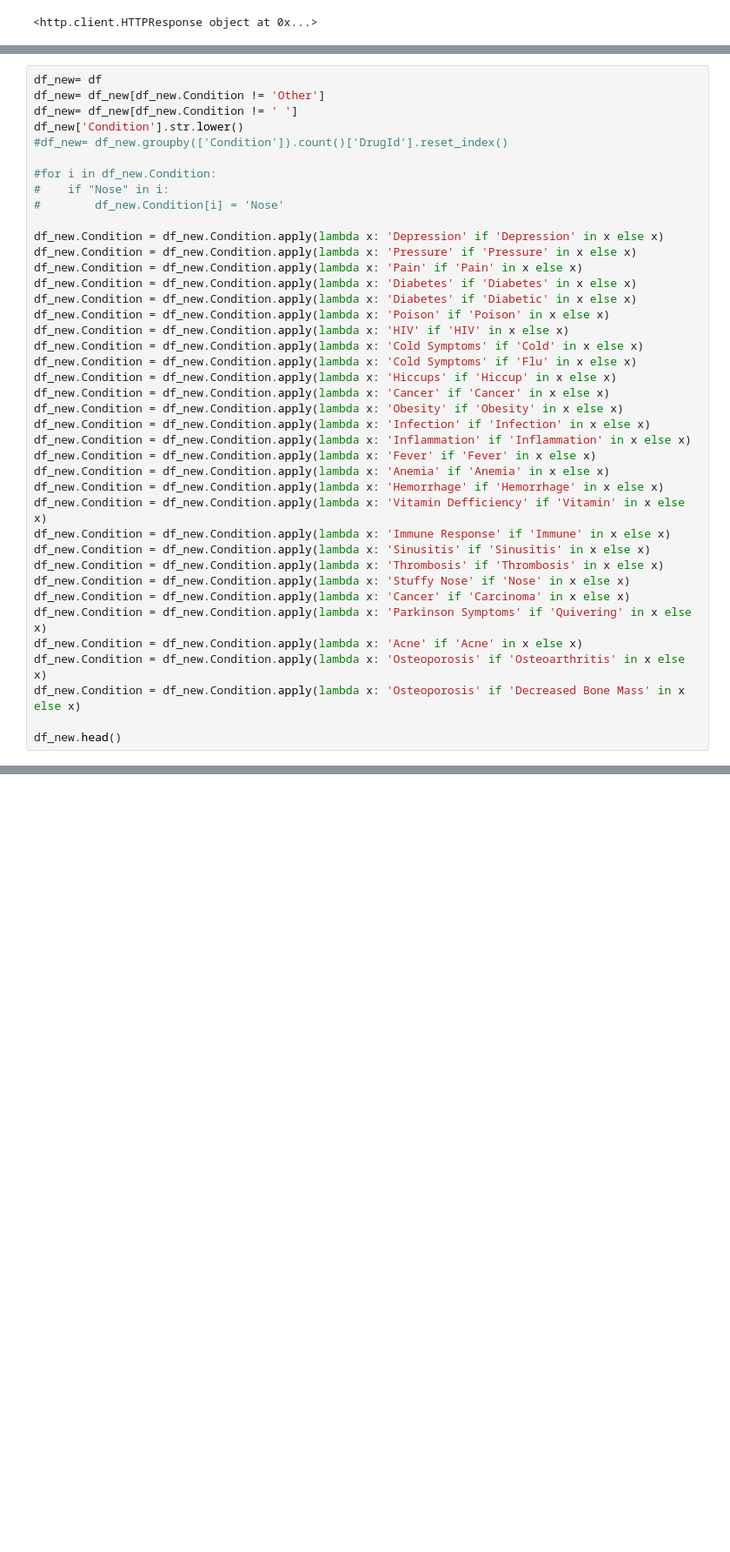
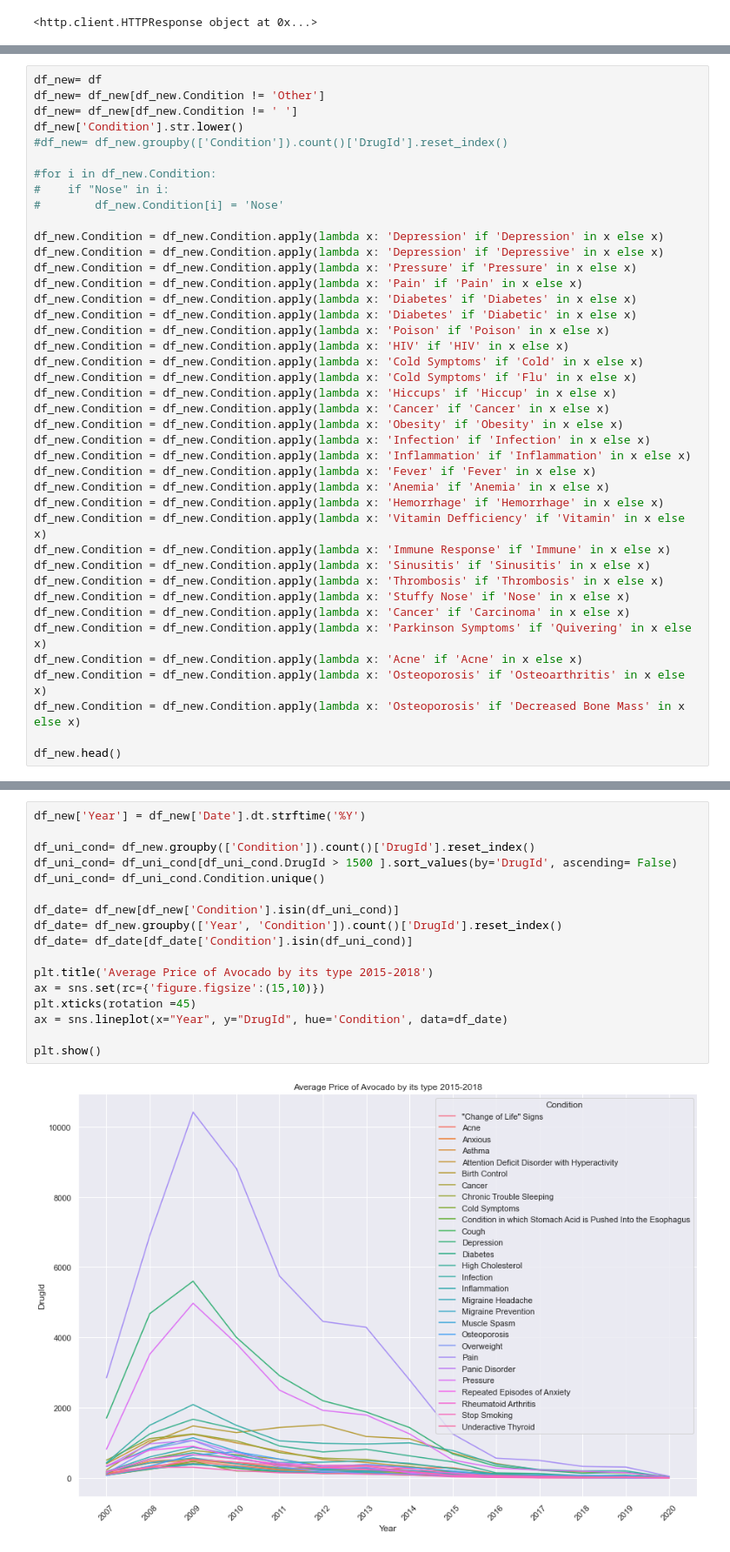
Before and after one commit to kuiros7/PORTFOLIO, a Jupyter notebook: WEBMD.ipynb, the cells around one changed output, grey strips where cells are left out. Shown at 87% size. Drawn from its saved outputs; the diff is of its cells as text; blank space fills up the shorter version.

```diff
--- a/WEBMD.ipynb
+++ b/WEBMD.ipynb
@@ -70,6 +71,7 @@ df_new['Condition'].str.lower()
 #        df_new.Condition[i] = 'Nose'
 
 df_new.Condition = df_new.Condition.apply(lambda x: 'Depression' if 'Depression' in x else x)
+df_new.Condition = df_new.Condition.apply(lambda x: 'Depression' if 'Depressive' in x else x)
 df_new.Condition = df_new.Condition.apply(lambda x: 'Pressure' if 'Pressure' in x else x)
 df_new.Condition = df_new.Condition.apply(lambda x: 'Pain' if 'Pain' in x else x)
 df_new.Condition = df_new.Condition.apply(lambda x: 'Diabetes' if 'Diabetes' in x else x)
@@ -230,3 +277,22 @@ sns.catplot(
+# %%
+df_new['Year'] = df_new['Date'].dt.strftime('%Y')
+
+df_uni_cond= df_new.groupby(['Condition']).count()['DrugId'].reset_index()
+df_uni_cond= df_uni_cond[df_uni_cond.DrugId > 1500 ].sort_values(by='DrugId', ascending= False)
+df_uni_cond= df_uni_cond.Condition.unique()
+
+df_date= df_new[df_new['Condition'].isin(df_uni_cond)]
+df_date= df_new.groupby(['Year', 'Condition']).count()['DrugId'].reset_index()
+df_date= df_date[df_date['Condition'].isin(df_uni_cond)]
+
+plt.title('Average Price of Avocado by its type 2015-2018')
+ax = sns.set(rc={'figure.figsize':(15,10)})
+plt.xticks(rotation =45)
+ax = sns.lineplot(x="Year", y="DrugId", hue='Condition', data=df_date)
+
+plt.show()
+# %% [output]
+[figure, added]
 # %%
 #Heatmap to compare Effectiveness, Satisfaction and Ease of use by Sex
 df_heat= df_new[['Age', 'Sex', 'Satisfaction']]
```
Also changed, not shown: parts of 11 cells of this notebook.
